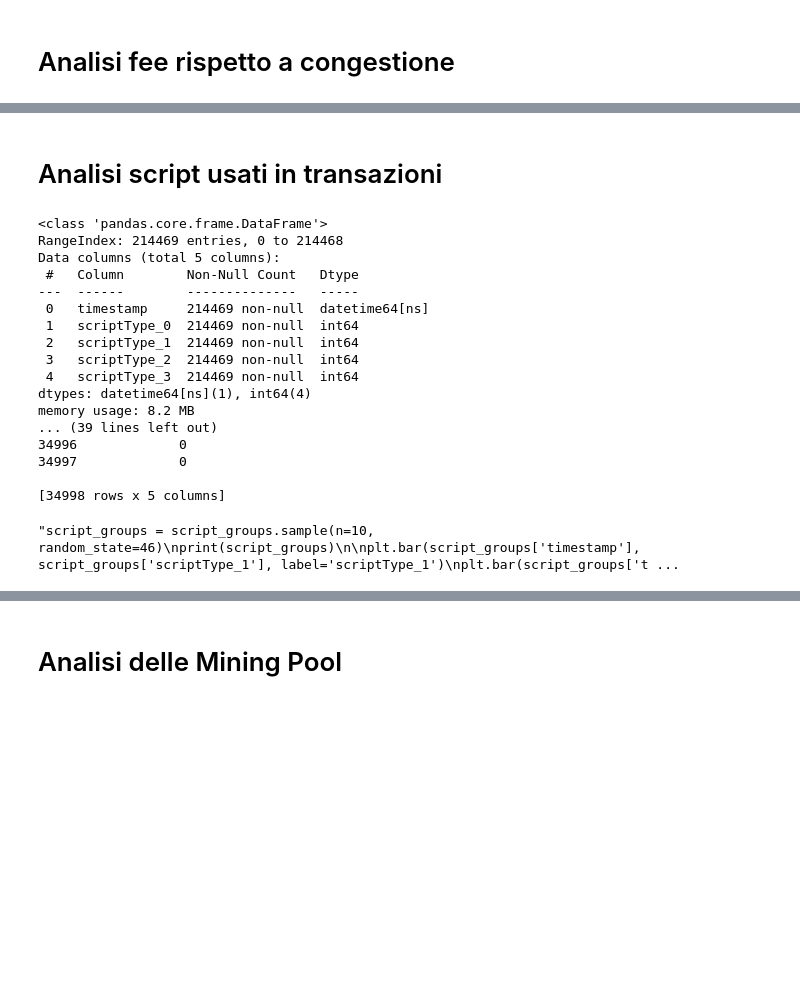
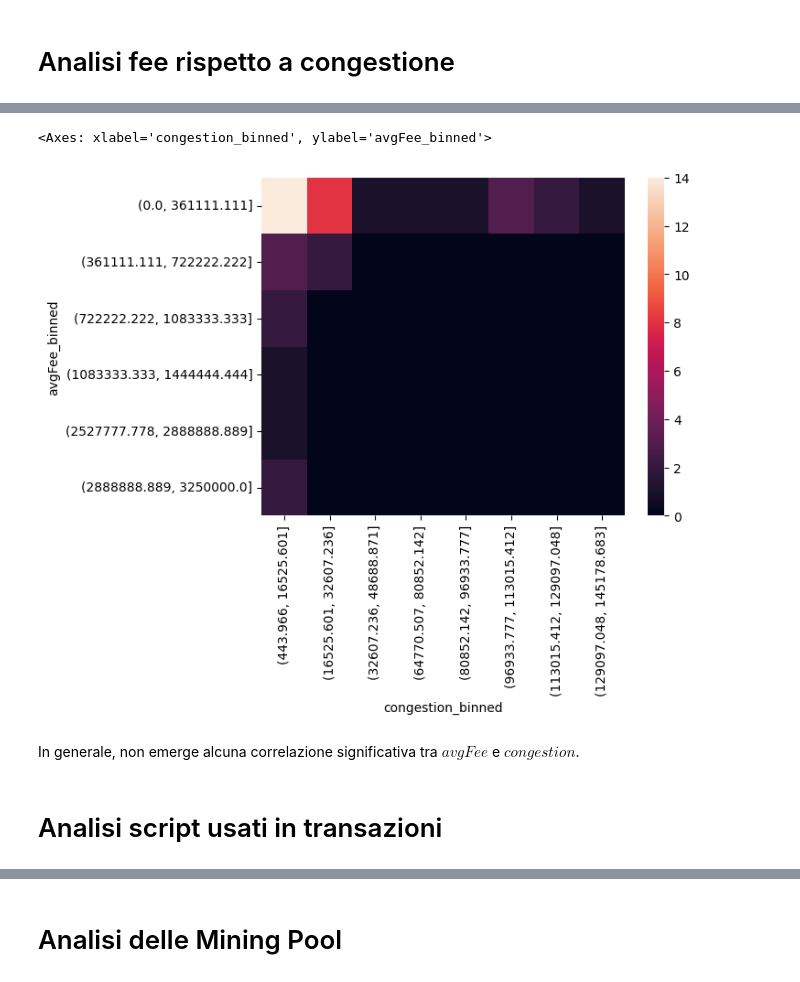
Before and after one commit to dSamp41/Progetto-LWS, a Jupyter notebook: projectDef.ipynb, the cells around one changed output, grey strips where cells are left out. Drawn from its saved outputs; the diff is of its cells as text; code cells hidden in the pictures; blank space fills up the shorter version.

```diff
--- a/projectDef.ipynb
+++ b/projectDef.ipynb
@@ -88,3 +104,29 @@ Come si nota dai grafici, nonostante nel tempo la congestione della blockchain s
+# %%
+# heatmap
+import seaborn as sns
+
+tt = tt.resample('1ME', on='timestamp')\
+    .agg({'avgFee': 'mean', 'congestion': 'mean'})\
+    .reset_index()
+# %%
+# Bin the data
+fee_bins = np.linspace(tt['avgFee'].min(), tt['avgFee'].max(), 10)
+size_bins = np.linspace(tt['congestion'].min(), tt['congestion'].max(), 10)
+tt['avgFee_binned'] = pd.cut(tt['avgFee'], bins=fee_bins)
+tt['congestion_binned'] = pd.cut(tt['congestion'], bins=size_bins)
+
+#print(tt)
+# %%
+pivot_table= tt\
+    .drop(columns=["timestamp", "avgFee", "congestion"])\
+    .pivot_table(index='avgFee_binned', columns='congestion_binned', aggfunc=len, fill_value=0)
+
+sns.heatmap(pivot_table)
+# %% [output]
+<Axes: xlabel='congestion_binned', ylabel='avgFee_binned'>
+[figure, added]
+# %% [markdown]
+In generale, non emerge alcuna correlazione significativa tra $avgFee$ e $congestion$.
 # %% [markdown]
 # Analisi script usati in transazioni
 # %%
@@ -97,43 +139,9 @@ script_groups = merged_tx_outputs.pivot_table(index='timestamp', columns='script
 script_groups.columns = ['timestamp', 'scriptType_0', 'scriptType_1', 'scriptType_2', 'scriptType_3']
 
 
-
-#script_groups.set_index('timestamp')
 script_groups['timestamp'] = pd.to_datetime(script_groups['timestamp'], unit='s')
-print(script_groups.info())
 
 # downsample df
-print("\ndownsampling")
-script_groups = script_groups.resample('1h', on='timestamp').sum().reset_index()
-print(script_groups.info())
-print(script_groups)
-
-
-
-'''script_groups = script_groups.sample(n=10, random_state=46)
-print(script_groups)
-
-plt.bar(script_groups['timestamp'], script_groups['scriptType_1'], label='scriptType_1')
-plt.bar(script_groups['timestamp'], script_groups['scriptType_3'], bottom=script_groups['scriptType_1'], label='scriptType_3')
-
-plt.legend()
-plt.show()'''
+script_groups = script_groups\
+    .resample('24h', on='timestamp')\
+    .sum().reset_index()
-# %% [output]
-<class 'pandas.core.frame.DataFrame'>
-RangeIndex: 214469 entries, 0 to 214468
-Data columns (total 5 columns):
- #   Column        Non-Null Count   Dtype
----  ------        --------------   -----
- 0   timestamp     214469 non-null  datetime64[ns]
- 1   scriptType_0  214469 non-null  int64
- 2   scriptType_1  214469 non-null  int64
- 3   scriptType_2  214469 non-null  int64
- 4   scriptType_3  214469 non-null  int64
-dtypes: datetime64[ns](1), int64(4)
-memory usage: 8.2 MB
-... (39 lines left out)
-34996             0
-34997             0
-
-[34998 rows x 5 columns]
-"script_groups = script_groups.sample(n=10, random_state=46)\nprint(script_groups)\n\nplt.bar(script_groups['timestamp'], script_groups['scriptType_1'], label='scriptType_1')\nplt.bar(script_groups['t ...
```
Also changed, not shown: parts of 59 cells of this notebook, 3 other files.
